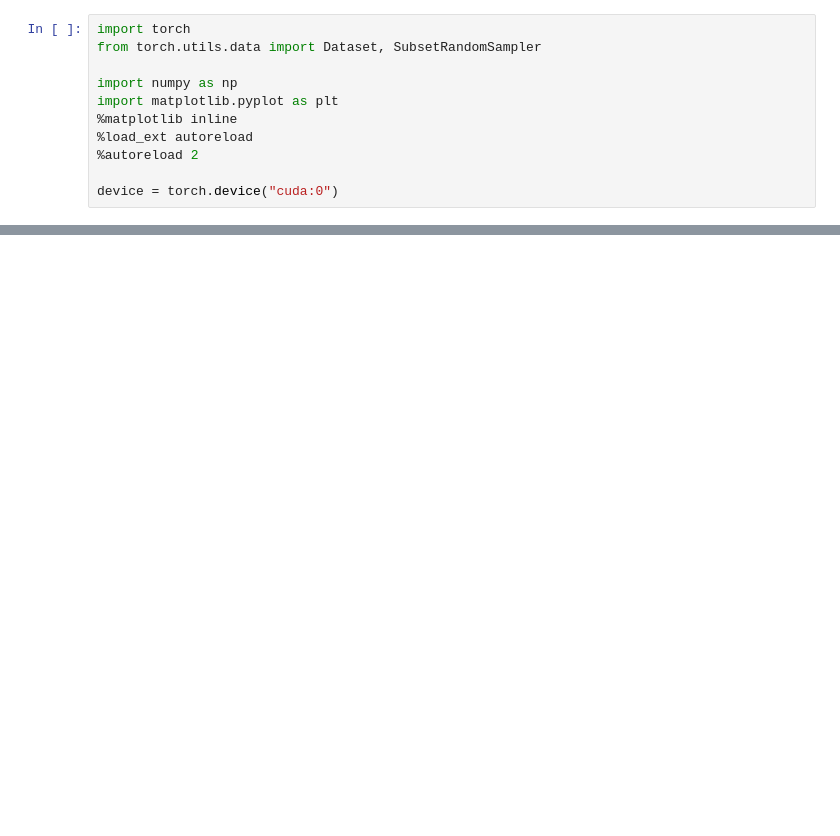
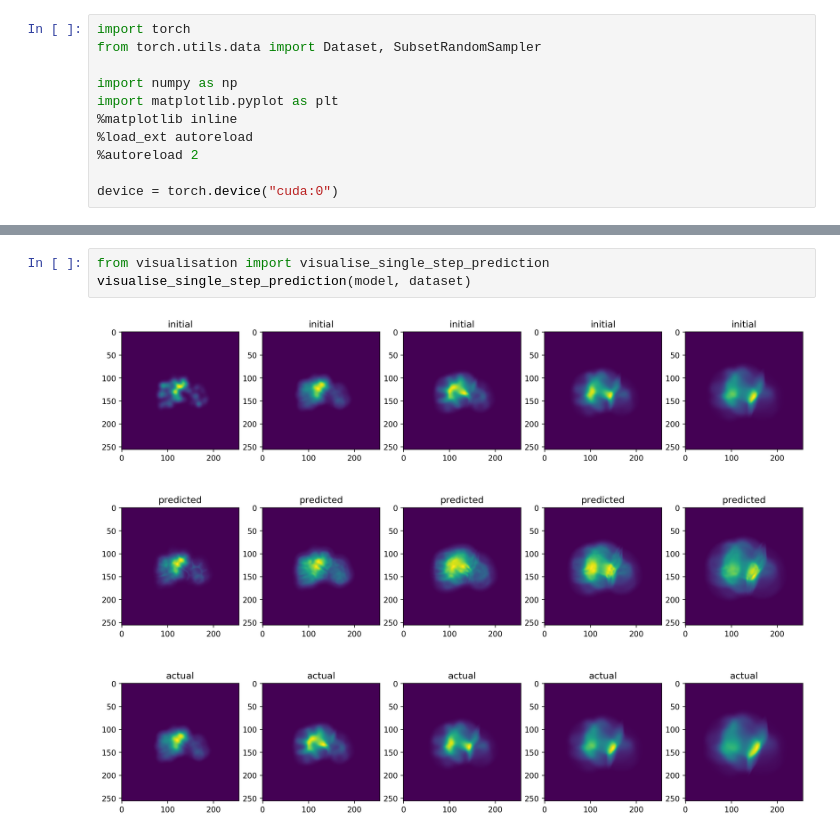
Before and after one commit to Nickkreker/CernProject, a Jupyter notebook: PredictDisstantMoment.ipynb, the cells around one changed output, grey strips where cells are left out. Saved outputs shown, nothing was run; the diff lists cells and outputs as text; blank space fills up the shorter version.

```diff
--- a/PredictDisstantMoment.ipynb
+++ b/PredictDisstantMoment.ipynb
@@ -127,0 +174,5 @@ visualise_single_step_prediction(model, dataset)
+# %%
+from visualisation import visualise_single_step_prediction
+visualise_single_step_prediction(model, dataset)
+# %% [output]
+[figure, added]
```
Also changed, not shown: parts of 9 cells of this notebook, 1 other file.
